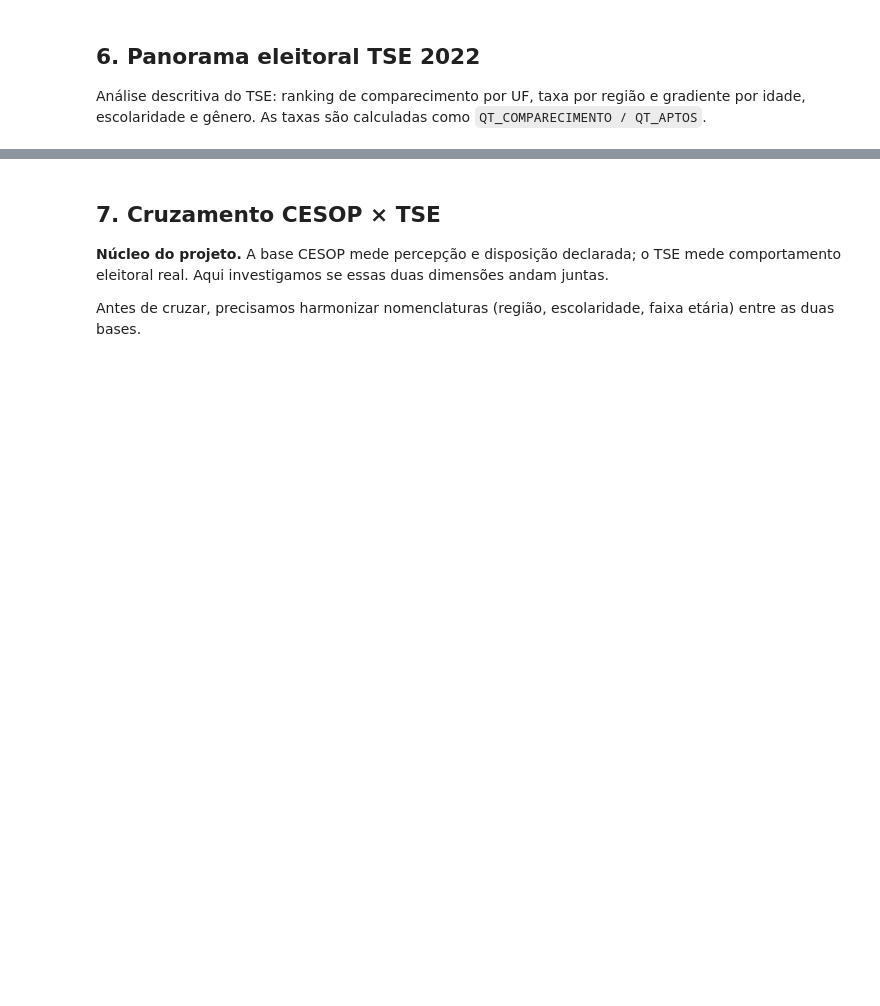
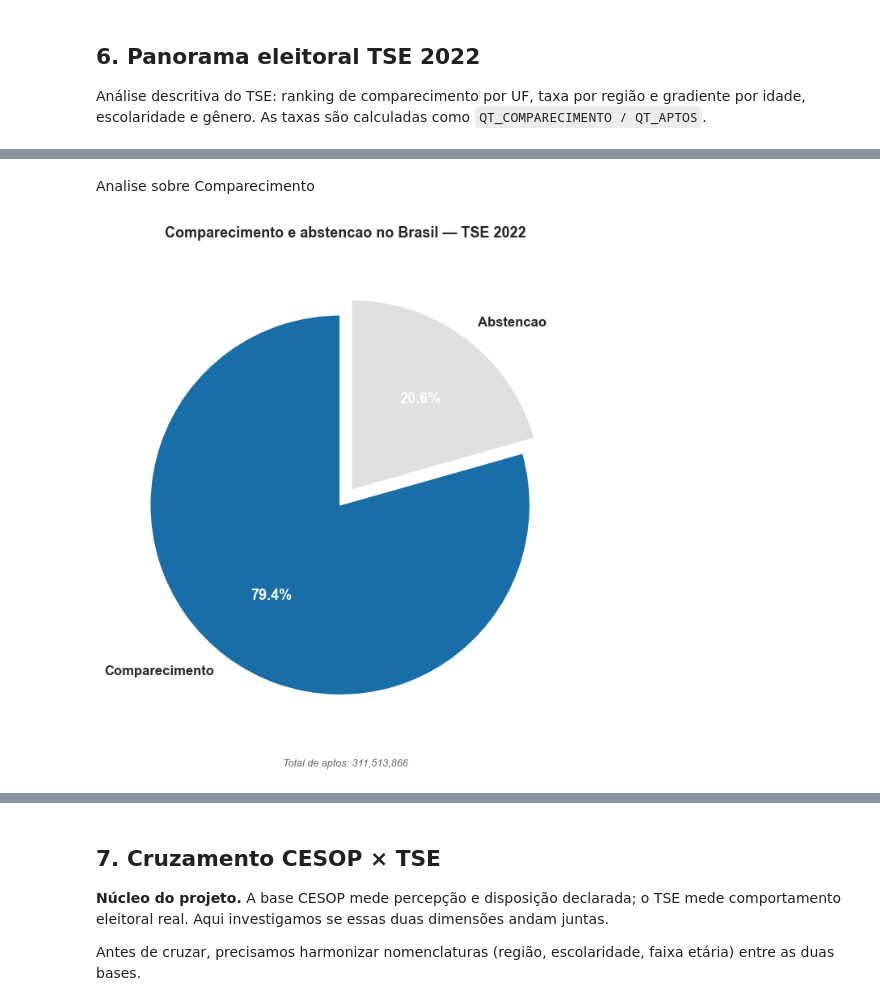
Before and after one commit to edfeherr/projeto-eda-democracia, a Jupyter notebook: notebooks/02_analises_exploratorias.ipynb, the cells around one changed output, grey strips where cells are left out. Drawn from its saved outputs; the diff is of its cells as text; code cells hidden in the pictures; blank space fills up the shorter version.

```diff
--- a/notebooks/02_analises_exploratorias.ipynb
+++ b/notebooks/02_analises_exploratorias.ipynb
@@ -1930,0 +1825,25 @@ display(tab_reg)
+# %% [markdown]
+Analise sobre Comparecimento
+# %%
+# === Comparecimento e abstencao no Brasil ===
+# Pizza com rotulos percentuais dentro
+
+df_br_total = df_tse_uf[df_tse_uf["SG_UF"] != "ZZ"][["QT_COMPARECIMENTO", "QT_ABSTENCAO"]].sum()
+total_aptos = df_tse_uf[df_tse_uf["SG_UF"] != "ZZ"]["QT_APTOS"].sum()
+comp_pct = (df_br_total["QT_COMPARECIMENTO"] / total_aptos) * 100
+abst_pct = (df_br_total["QT_ABSTENCAO"] / total_aptos) * 100
+fig, ax = plt.subplots(figsize=(9, 7))
+wedges, texts, autotexts = ax.pie([comp_pct, abst_pct], labels=["Comparecimento", "Abstencao"],
+                                    colors=["#1a6ea8", "#e0e0e0"], autopct="%1.1f%%",
+                                    startangle=90, explode=(0.05, 0.05),
+                                    textprops={"fontsize": 12, "weight": "bold"})
+for autotext in autotexts:
+    autotext.set_color("white")
+    autotext.set_fontsize(13)
+    autotext.set_weight("bold")
+ax.set_title("Comparecimento e abstencao no Brasil — TSE 2022", pad=20, fontsize=13, weight="bold")
+fig.text(0.5, 0.02, f"Total de aptos: {total_aptos:,.0f}", ha="center", fontsize=9, color="#666666", style="italic")
+plt.tight_layout(rect=[0, 0.05, 1, 1])
+plt.show()
+# %% [output]
+[figure, added]
```
Also changed, not shown: parts of 28 cells of this notebook.
